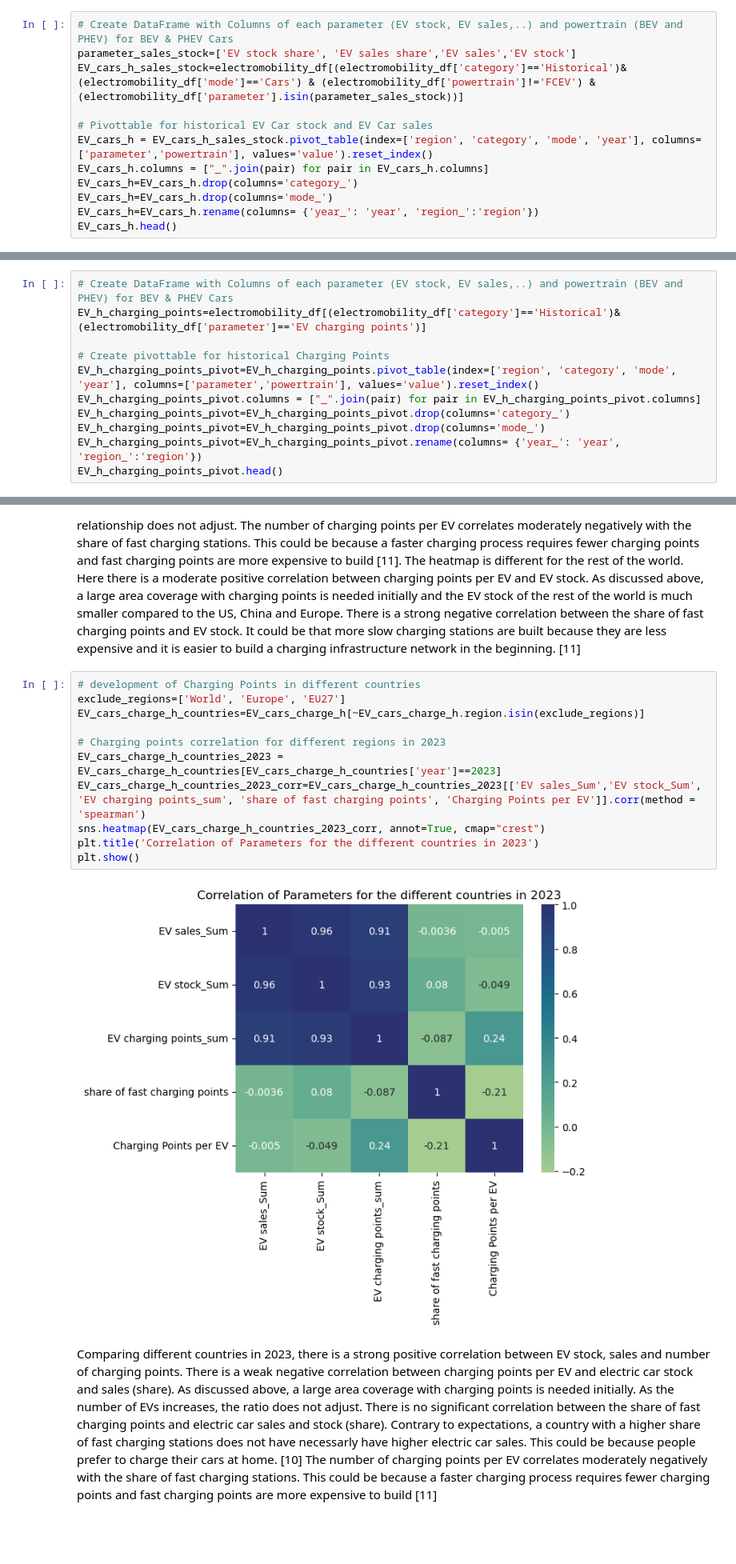
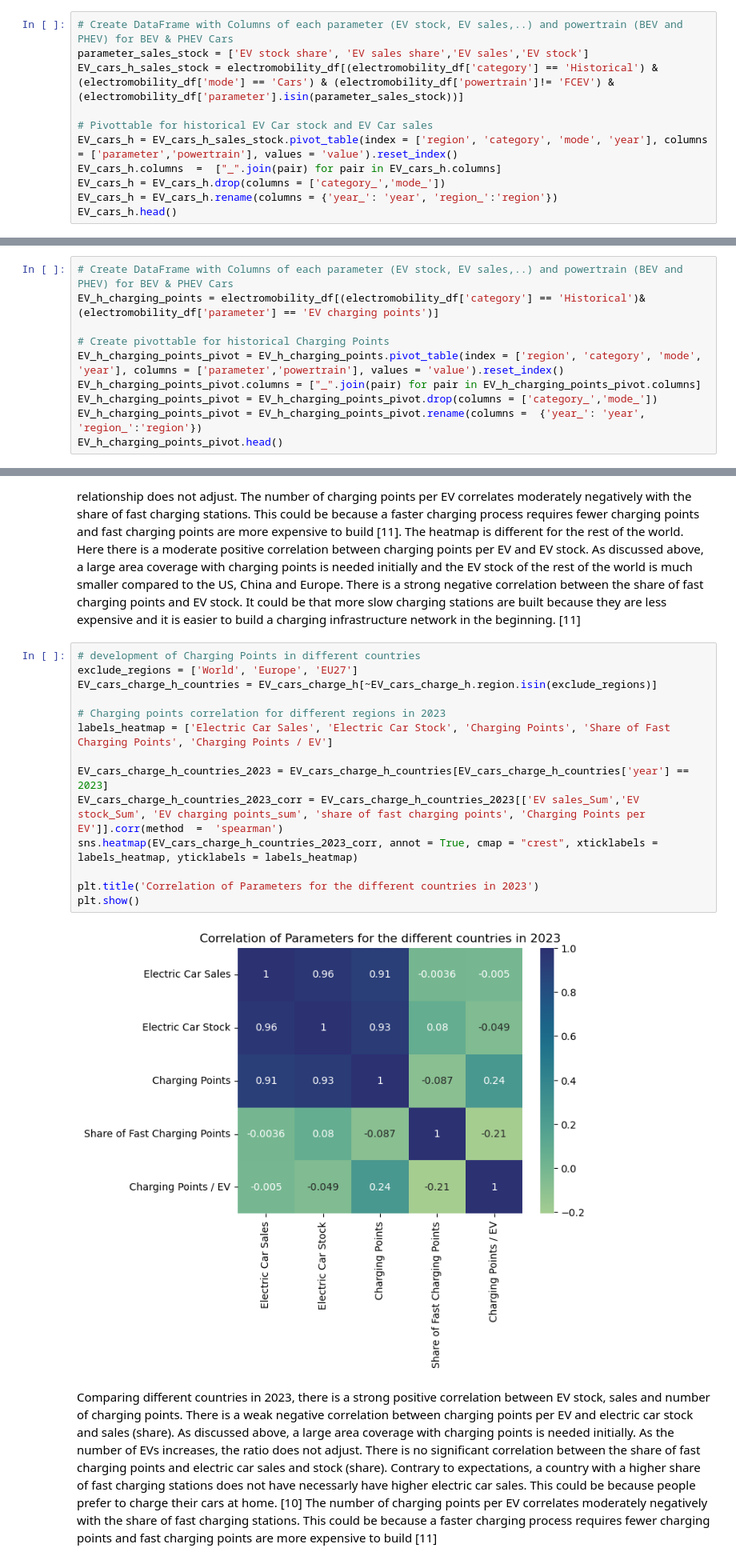
Before and after one commit to jenst0710/Electromobility-Data-Analysis, a Jupyter notebook: Capstone.ipynb, the cells around one changed output, grey strips where cells are left out. Shown at 80% size. Drawn from its saved outputs; the diff is of its cells as text; blank space fills up the shorter version.

```diff
--- a/Capstone.ipynb
+++ b/Capstone.ipynb
@@ -297,15 +295,14 @@ FCEVs are not taken into account, as only battery electric vehicles are to be co
 How have EV car sales and stocks developed since 2010 for different regions (Europe, China, USA, Rest of the World)?
 # %%
 # Create DataFrame with Columns of each parameter (EV stock, EV sales,..) and powertrain (BEV and PHEV) for BEV & PHEV Cars
-parameter_sales_stock=['EV stock share', 'EV sales share','EV sales','EV stock']
-EV_cars_h_sales_stock=electromobility_df[(electromobility_df['category']=='Historical')&(electromobility_df['mode']=='Cars') & (electromobility_df['powertrain']!='FCEV') & (electromobility_df['parameter'].isin(parameter_sales_stock))]
+parameter_sales_stock = ['EV stock share', 'EV sales share','EV sales','EV stock']
+EV_cars_h_sales_stock = electromobility_df[(electromobility_df['category'] == 'Historical') & (electromobility_df['mode'] == 'Cars') & (electromobility_df['powertrain']!= 'FCEV') & (electromobility_df['parameter'].isin(parameter_sales_stock))]
 
 # Pivottable for historical EV Car stock and EV Car sales
-EV_cars_h = EV_cars_h_sales_stock.pivot_table(index=['region', 'category', 'mode', 'year'], columns=['parameter','powertrain'], values='value').reset_index()
-EV_cars_h.columns = ["_".join(pair) for pair in EV_cars_h.columns]
-EV_cars_h=EV_cars_h.drop(columns='category_')
-EV_cars_h=EV_cars_h.drop(columns='mode_')
-EV_cars_h=EV_cars_h.rename(columns= {'year_': 'year', 'region_':'region'})
+EV_cars_h = EV_cars_h_sales_stock.pivot_table(index = ['region', 'category', 'mode', 'year'], columns = ['parameter','powertrain'], values = 'value').reset_index()
+EV_cars_h.columns  =  ["_".join(pair) for pair in EV_cars_h.columns]
+EV_cars_h = EV_cars_h.drop(columns = ['category_','mode_'])
+EV_cars_h = EV_cars_h.rename(columns = {'year_': 'year', 'region_':'region'})
 EV_cars_h.head()
 # %% [output]
 |  | region | year | EV sales_BEV | EV sales_PHEV | EV sales share_EV | EV stock_BEV | EV stock_PHEV | ... |
@@ -668,14 +665,13 @@ The positive factors influencing the electric vehicle market in Norway warrant f
 What is the relationship between the number of public charging points, electric car sales and stocks?
 # %%
 # Create DataFrame with Columns of each parameter (EV stock, EV sales,..) and powertrain (BEV and PHEV) for BEV & PHEV Cars
-EV_h_charging_points=electromobility_df[(electromobility_df['category']=='Historical')&(electromobility_df['parameter']=='EV charging points')]
+EV_h_charging_points = electromobility_df[(electromobility_df['category'] == 'Historical')&(electromobility_df['parameter'] == 'EV charging points')]
 
 # Create pivottable for historical Charging Points
-EV_h_charging_points_pivot=EV_h_charging_points.pivot_table(index=['region', 'category', 'mode', 'year'], columns=['parameter','powertrain'], values='value').reset_index()
+EV_h_charging_points_pivot = EV_h_charging_points.pivot_table(index = ['region', 'category', 'mode', 'year'], columns = ['parameter','powertrain'], values = 'value').reset_index()
 EV_h_charging_points_pivot.columns = ["_".join(pair) for pair in EV_h_charging_points_pivot.columns]
-EV_h_charging_points_pivot=EV_h_charging_points_pivot.drop(columns='category_')
-EV_h_charging_points_pivot=EV_h_charging_points_pivot.drop(columns='mode_')
-EV_h_charging_points_pivot=EV_h_charging_points_pivot.rename(columns= {'year_': 'year', 'region_':'region'})
+EV_h_charging_points_pivot = EV_h_charging_points_pivot.drop(columns = ['category_','mode_'])
+EV_h_charging_points_pivot = EV_h_charging_points_pivot.rename(columns =  {'year_': 'year', 'region_':'region'})
 EV_h_charging_points_pivot.head()
 # %% [output]
 |  | region | year | EV charging points_Publicly avail... | EV charging points_Publicly avail... |
@@ -872,17 +871,20 @@ China, Europe and the US show a similar strong positive correlation for the shar
 The heatmap is different for the rest of the world. Here there is a moderate positive correlation between charging points per EV and EV stock. As discussed above, a large area coverage with charging points is needed initially and the EV stock of the rest of the world is much smaller compared to the US, China and Europe. There is a strong negative correlation between the share of fast charging points and EV stock. It could be that more slow charging stations are built because they are less expensive and it is easier to build a charging infrastructure network in the beginning. [11]
 # %%
 # development of Charging Points in different countries
-exclude_regions=['World', 'Europe', 'EU27']
-EV_cars_charge_h_countries=EV_cars_charge_h[~EV_cars_charge_h.region.isin(exclude_regions)]
+exclude_regions = ['World', 'Europe', 'EU27']
+EV_cars_charge_h_countries = EV_cars_charge_h[~EV_cars_charge_h.region.isin(exclude_regions)]
 
 # Charging points correlation for different regions in 2023
-EV_cars_charge_h_countries_2023 = EV_cars_charge_h_countries[EV_cars_charge_h_countries['year']==2023]
-EV_cars_charge_h_countries_2023_corr=EV_cars_charge_h_countries_2023[['EV sales_Sum','EV stock_Sum', 'EV charging points_sum', 'share of fast charging points', 'Charging Points per EV']].corr(method = 'spearman')
-sns.heatmap(EV_cars_charge_h_countries_2023_corr, annot=True, cmap="crest")
+labels_heatmap = ['Electric Car Sales', 'Electric Car Stock', 'Charging Points', 'Share of Fast Charging Points', 'Charging Points / EV']
+
+EV_cars_charge_h_countries_2023 = EV_cars_charge_h_countries[EV_cars_charge_h_countries['year'] == 2023]
+EV_cars_charge_h_countries_2023_corr = EV_cars_charge_h_countries_2023[['EV sales_Sum','EV stock_Sum', 'EV charging points_sum', 'share of fast charging points', 'Charging Points per EV']].corr(method  =  'spearman')
+sns.heatmap(EV_cars_charge_h_countries_2023_corr, annot = True, cmap = "crest", xticklabels = labels_heatmap, yticklabels = labels_heatmap)
+
 plt.title('Correlation of Parameters for the different countries in 2023')
 plt.show()
 # %% [output]
-[figure, old version]
+[figure, new version]
 # %% [markdown]
 Comparing different countries in 2023, there is a strong positive correlation between EV stock, sales and number of charging points.
 There is a weak negative correlation between charging points per EV and electric car stock and sales (share). As discussed above, a large area coverage with charging points is needed initially. As the number of EVs increases, the ratio does not adjust.
```
Also changed, not shown: parts of 49 cells of this notebook, 1 other file.
